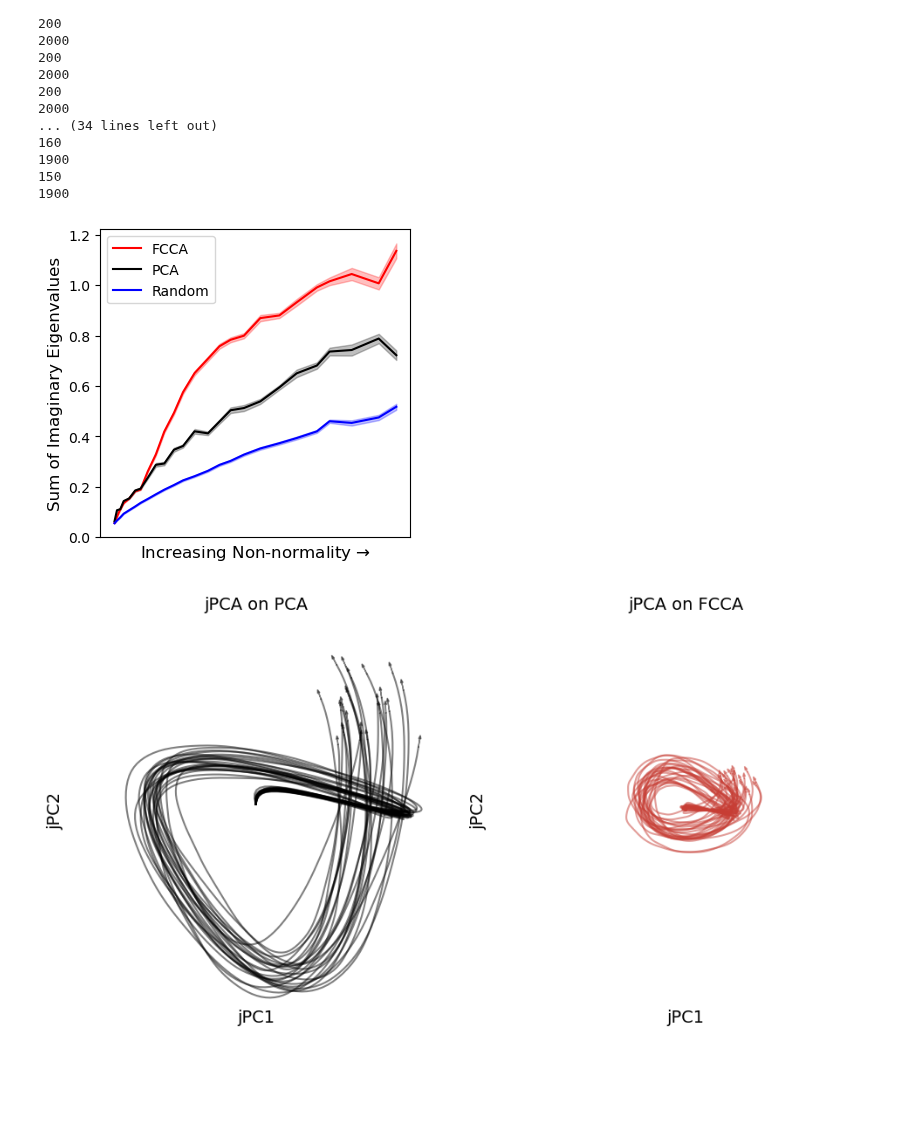
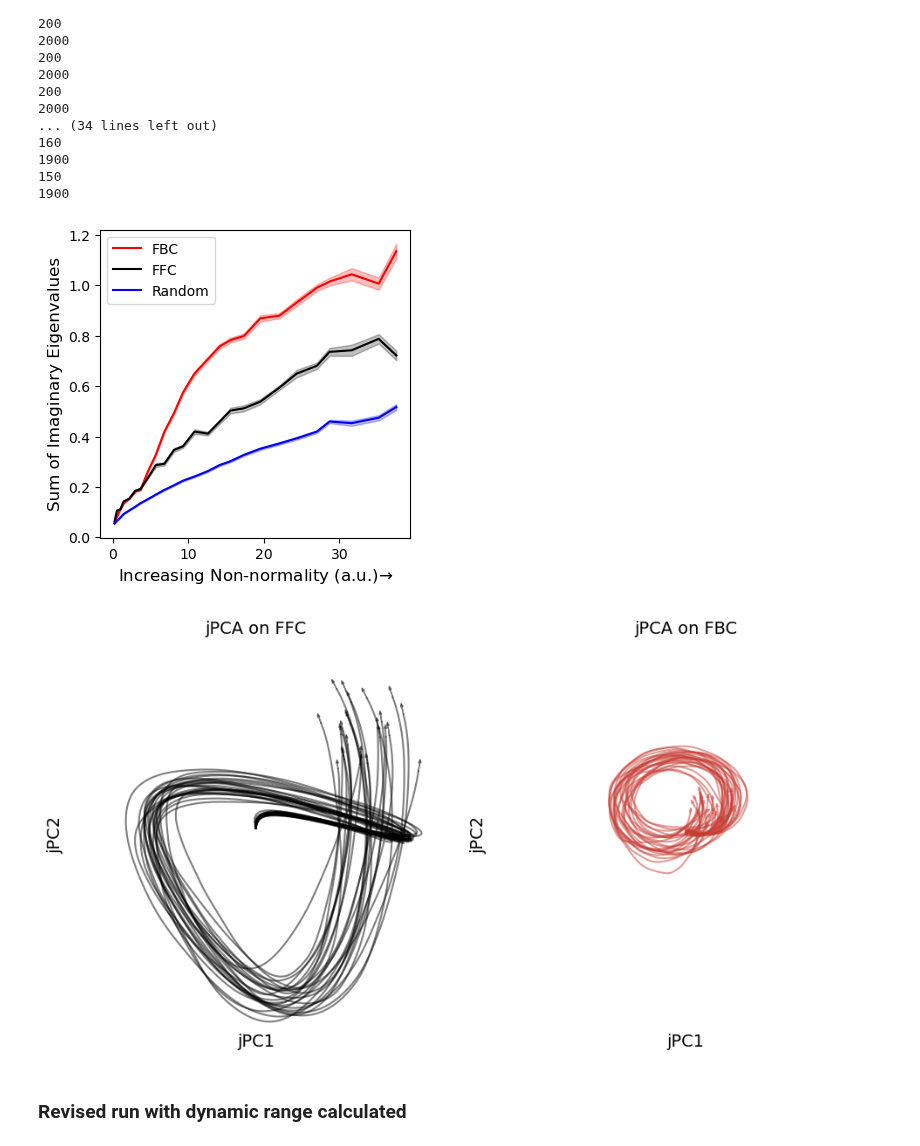
Before and after one commit to BouchardLab/FCCA_analysis, a Jupyter notebook: notebooks/theory/soc.ipynb, the cells around one changed output. Cells and saved outputs as stored; diff of their text form; code cells hidden in the pictures; blank space fills up the shorter version.

```diff
--- a/notebooks/theory/soc.ipynb
+++ b/notebooks/theory/soc.ipynb
@@ -176,8 +178,13 @@ nn3 = NonnormalAuto(W[1][24], 1e-5, 1)
 # %%
 import pickle
 # %%
-with open('soc_pseudo2.pkl', 'wb') as f:
-    f.write(pickle.dumps(nn1))
-    f.write(pickle.dumps(nn2))
-    f.write(pickle.dumps(nn3))
+# with open('soc_pseudo2.pkl', 'wb') as f:
+#     f.write(pickle.dumps(nn1))
+#     f.write(pickle.dumps(nn2))
+#     f.write(pickle.dumps(nn3))
+
+with open('soc_pseudo2.pkl', 'rb') as f:
+    nn1 = pickle.load(f)
+    nn2 = pickle.load(f)
+    nn3 = pickle.load(f)
 # %%
@@ -601,26 +608,26 @@ for i, r in enumerate(R):
 1900
 # %%
 fig, ax =  plt.subplots(figsize=(4, 4))
-ax.plot(nn/200, np.nanmean(jpca_eig[:, 0], axis=-1), color='r')
-ax.fill_between(nn/200, np.nanmean(jpca_eig[:, 0], axis=-1) - 1/np.sqrt(200)*np.nanstd(jpca_eig[:, 0], axis=-1), np.nanmean(jpca_eig[:, 0], axis=-1) + 1/np.sqrt(200)*np.nanstd(jpca_eig[:, 0], axis=-1),
+ax.plot(nn, np.nanmean(jpca_eig[:, 0], axis=-1), color='r')
+ax.fill_between(nn, np.nanmean(jpca_eig[:, 0], axis=-1) - 1/np.sqrt(200)*np.nanstd(jpca_eig[:, 0], axis=-1), np.nanmean(jpca_eig[:, 0], axis=-1) + 1/np.sqrt(200)*np.nanstd(jpca_eig[:, 0], axis=-1),
                 color='r', alpha=0.25)
-ax.plot(nn/200, np.nanmean(jpca_eig[:, 1], axis=-1), color='k')
-ax.fill_between(nn/200, np.nanmean(jpca_eig[:, 1], axis=-1) - 1/np.sqrt(200)*np.nanstd(jpca_eig[:, 1], axis=-1), np.nanmean(jpca_eig[:, 1], axis=-1) + 1/np.sqrt(200)*np.nanstd(jpca_eig[:, 1], axis=-1),
+ax.plot(nn, np.nanmean(jpca_eig[:, 1], axis=-1), color='k')
+ax.fill_between(nn, np.nanmean(jpca_eig[:, 1], axis=-1) - 1/np.sqrt(200)*np.nanstd(jpca_eig[:, 1], axis=-1), np.nanmean(jpca_eig[:, 1], axis=-1) + 1/np.sqrt(200)*np.nanstd(jpca_eig[:, 1], axis=-1),
                 color='k', alpha=0.25)
 ax.set_ylabel('Sum of Imaginary Eigenvalues', fontsize=12)
 
-ax.plot(nn/200, np.nanmean(jpca_eig_control, axis=-1), color='b')
-ax.fill_between(nn/200, np.nanmean(jpca_eig_control, axis=-1) - 1/np.sqrt(200)*np.nanstd(jpca_eig_control, axis=-1),
+ax.plot(nn, np.nanmean(jpca_eig_control, axis=-1), color='b')
+ax.fill_between(nn, np.nanmean(jpca_eig_control, axis=-1) - 1/np.sqrt(200)*np.nanstd(jpca_eig_control, axis=-1),
                 np.nanmean(jpca_eig_control, axis=-1) + 1/np.sqrt(200)*np.nanstd(jpca_eig_control, axis=-1),
                 color='b', alpha=0.25)
 
 #ax.set_xlabel('Non-normality (a.u.)', fontsize=12)
-ax.legend(['FCCA', 'PCA', 'Random'])
-ax.set_xticks([])
-ax.set_xlabel('Increasing Non-normality ' + r'$\to$', fontsize=12)
+ax.legend(['FBC', 'FFC', 'Random'])
+# ax.set_xticks()
+ax.set_xlabel('Increasing Non-normality (a.u.)' + r'$\to$', fontsize=12)
 fig.savefig('/home/akumar/nse/neural_control/figs/synth/soc_jpca_wcontrol.pdf', bbox_inches='tight', pad_inches=0)
 # %% [output]
-[figure, old version]
+[figure, new version]
 # %%
 def gen_activity(A, T, h):
 
@@ -745,11 +753,11 @@ ax[1].set_ylim([-8, 8])
 ax[0].set_aspect('equal')
 ax[1].set_aspect('equal')
 
-ax[0].set_title('jPCA on PCA', fontsize=14)
+ax[0].set_title('jPCA on FFC', fontsize=14)
 ax[0].set_ylabel('jPC2', fontsize=14)
 ax[0].set_xlabel('jPC1', fontsize=14)
 
-ax[1].set_title('jPCA on FCCA', fontsize=14)
+ax[1].set_title('jPCA on FBC', fontsize=14)
 ax[1].set_ylabel('jPC2', fontsize=14)
 ax[1].set_xlabel('jPC1', fontsize=14)
 
@@ -767,6 +775,8 @@ ax[1].spines['bottom'].set_color('none')
 ax[1].set_xticks([])
 ax[1].set_yticks([])
 fig.tight_layout()
-fig.savefig('/home/akumar/nse/neural_control/figs/synth/trajectories.pdf', bbox_inches='tight', pad_inches=0)
+#fig.savefig('/home/akumar/nse/neural_control/figs/synth/trajectories.pdf', bbox_inches='tight', pad_inches=0)
 # %% [output]
-[figure, old version]
+[figure, new version]
+# %% [markdown]
+### Revised run with dynamic range calculated
```
Also changed, not shown: parts of 26 cells of this notebook, 42 other files.
